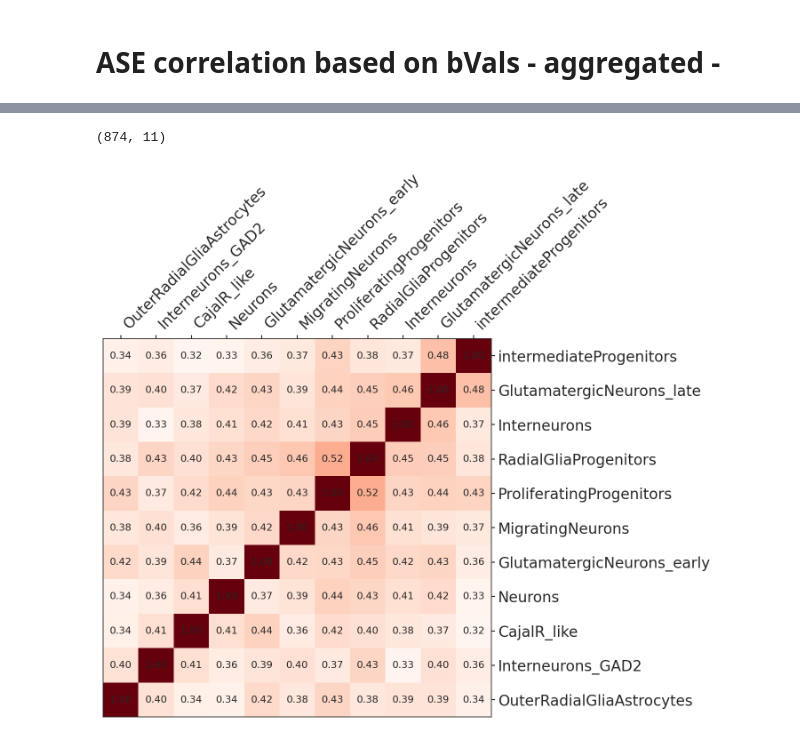
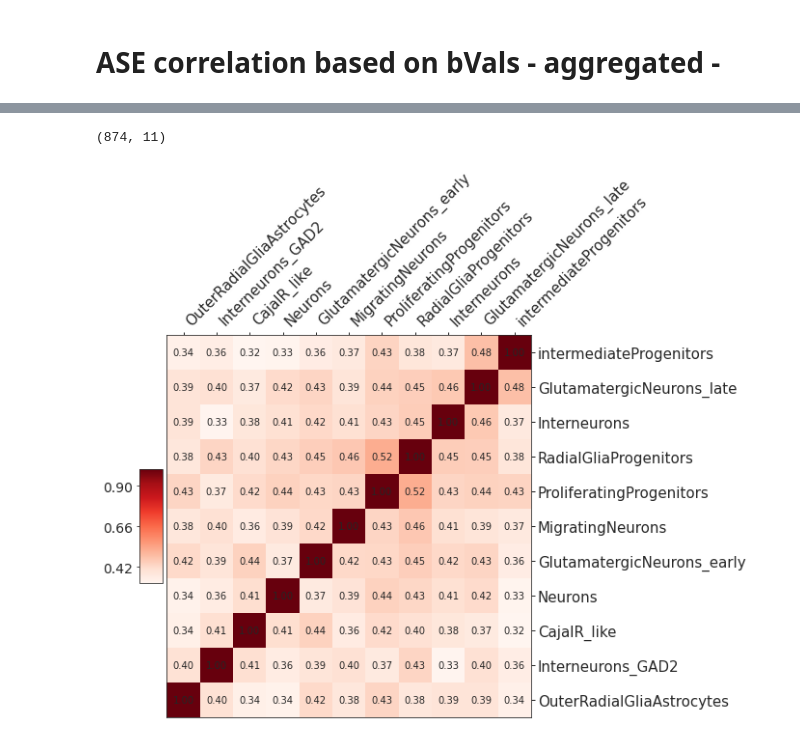
Before and after one commit to GiuseppeTestaLab/organoidMultiplexing_release, a Jupyter notebook: 04_AllelSpecificExpression/13.2_ASE_explo.ipynb, the cells around one changed output, grey strips where cells are left out. Saved outputs shown, nothing was run; the diff lists cells and outputs as text; code cells hidden in the pictures.

```diff
--- a/04_AllelSpecificExpression/13.2_ASE_explo.ipynb
+++ b/04_AllelSpecificExpression/13.2_ASE_explo.ipynb
@@ -32,0 +33,12 @@ scanpy==1.8.0 anndata==0.8.0 umap==0.4.6 numpy==1.22.2 scipy==1.6.2 pandas==1.2.
+# %%
+sc.settings.verbosity = 3
+sc.logging.print_header()
+nprocs=4
+np.random.seed(0)
+with open("../data/resources/rcParams.yaml") as f:
+    rcParamsDict = yaml.full_load(f)
+    for k in rcParamsDict["rcParams"]:
+        print("{} {}".format(k,rcParamsDict["rcParams"][k]))
+        plt.rcParams[k] = rcParamsDict["rcParams"][k]
+    for k1 in set(list(rcParamsDict)).difference(set(["rcParams"])):
+        print("{} {}".format(k1,rcParamsDict[k1]))
@@ -281,0 +332,12 @@ Corrected FDR < 0.05 : 633
+# %%
+sc.settings.verbosity = 3
+sc.logging.print_header()
+nprocs=4
+np.random.seed(0)
+with open("../data/resources/rcParams.yaml") as f:
+    rcParamsDict = yaml.full_load(f)
+    for k in rcParamsDict["rcParams"]:
+        print("{} {}".format(k,rcParamsDict["rcParams"][k]))
+        plt.rcParams[k] = rcParamsDict["rcParams"][k]
+    for k1 in set(list(rcParamsDict)).difference(set(["rcParams"])):
+        print("{} {}".format(k1,rcParamsDict[k1]))
@@ -313,8 +383,4 @@ fig.get_figure().savefig(figDir+"/ASEgByCoverage.svg")
 # %%
-
-
-
-
 FilteredASE = ASE.copy()
 
 #Keep loci falling into genes expressed in all celltypes
@@ -347,38 +413,45 @@ clOrder = corr_matrix.iloc[dendro_info["leaves"]].index.tolist()
 corr_matrix = corr_matrix.loc[clOrder,clOrder]
 
 
-fig, ax = plt.subplots(figsize=(7, 7))
+fig, ax = plt.subplots(figsize=(8, 7))
 
-ax.pcolormesh(corr_matrix, cmap="Reds",linewidth=.5, vmin=corr_matrix.values.min(), vmax=corr_matrix.values.max())
+cm = ax.pcolormesh(corr_matrix, cmap="Reds",linewidth=.5, vmin=corr_matrix.values.min(), vmax=corr_matrix.values.max())
 
 ax.set_xlim(0, corr_matrix.shape[1])
 ax.set_ylim(0, corr_matrix.shape[0])
 ax.xaxis.tick_top()
 ax.xaxis.set_tick_params(labeltop=True,width=5)
 ax.xaxis.set_tick_params(labelbottom=False,width=1)
 ax.set_xticks(np.arange(corr_matrix.shape[1]) + 0.5)
 ax.set_xticklabels(corr_matrix.columns, rotation=45, ha='left',size = 15)
 
 ax.yaxis.tick_right()
 ax.yaxis.set_tick_params(width=5)
 ax.yaxis.set_tick_params(width=1)
 ax.set_yticks(np.arange(corr_matrix.shape[1]) + 0.5)
 ax.set_yticklabels(corr_matrix.index,  size = 15)
 
 
 for row, col in itertools.product(corr_matrix.index.tolist(),
                                   corr_matrix.columns.tolist()):
     ax.text(
         corr_matrix.columns.get_loc(col) + 0.5,
         corr_matrix.index.get_loc(row) + 0.5,
         f"{corr_matrix.loc[row, col]:.2f}",
         ha='center',
         va='center',
         size=10
     )
 
+
+minV = round(corr_matrix.values.min(),2)
+maxV = round(corr_matrix.values.max(),2)
+midV = round(maxV - ((maxV - minV) /2),2)
+
+fig.colorbar(cm,location='left',shrink=.3 , pad=0.01, aspect=5,ticks=[minV+.1, maxV-.1, midV ])
+
 fig.show()
 fig.savefig(outdir+"/ASEcorr.svg")
 # %% [output]
 (874, 11)
-[figure, old version]
+[figure, new version]
```
Also changed, not shown: parts of 11 cells of this notebook, 15 other files.
